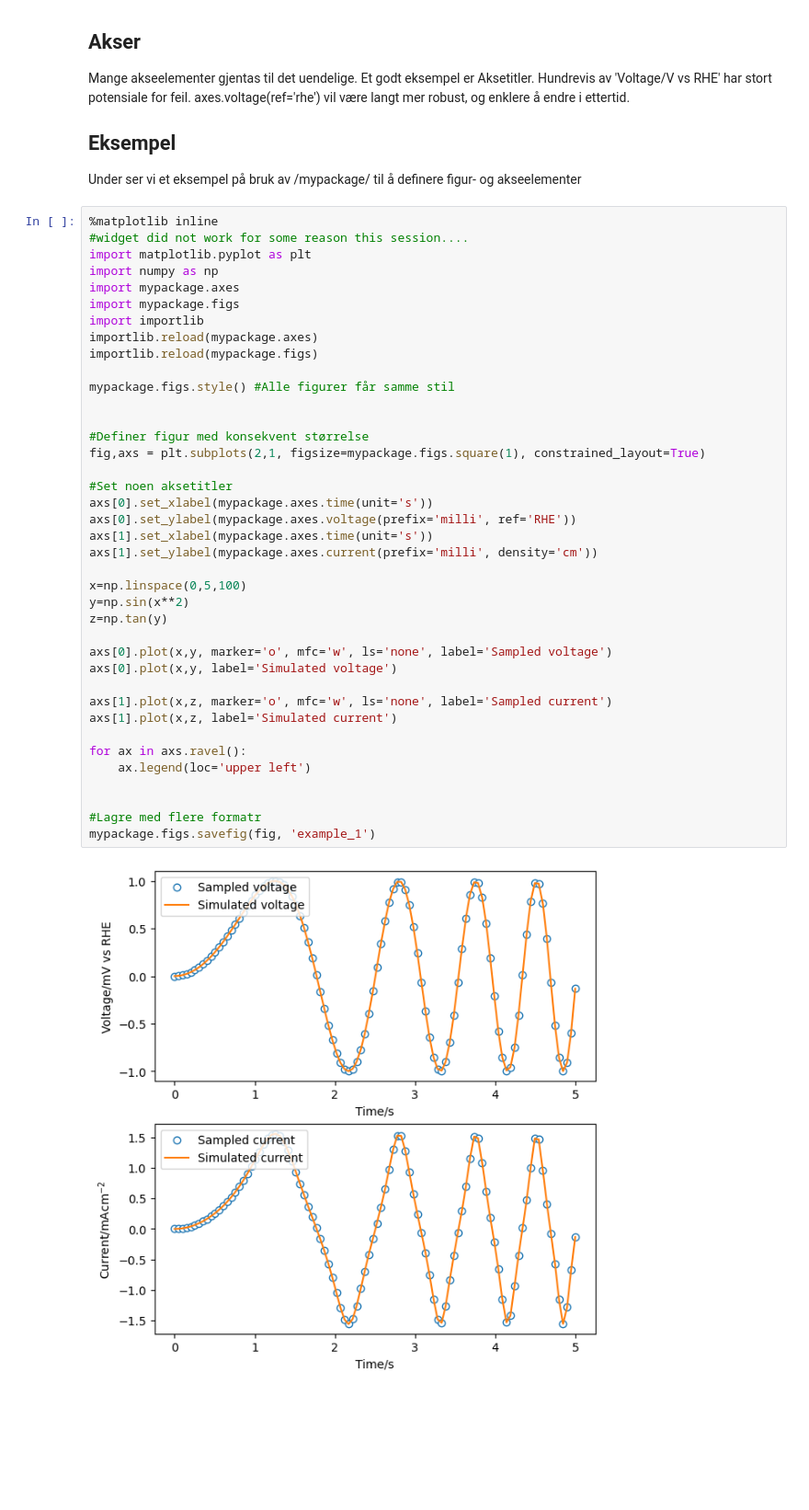
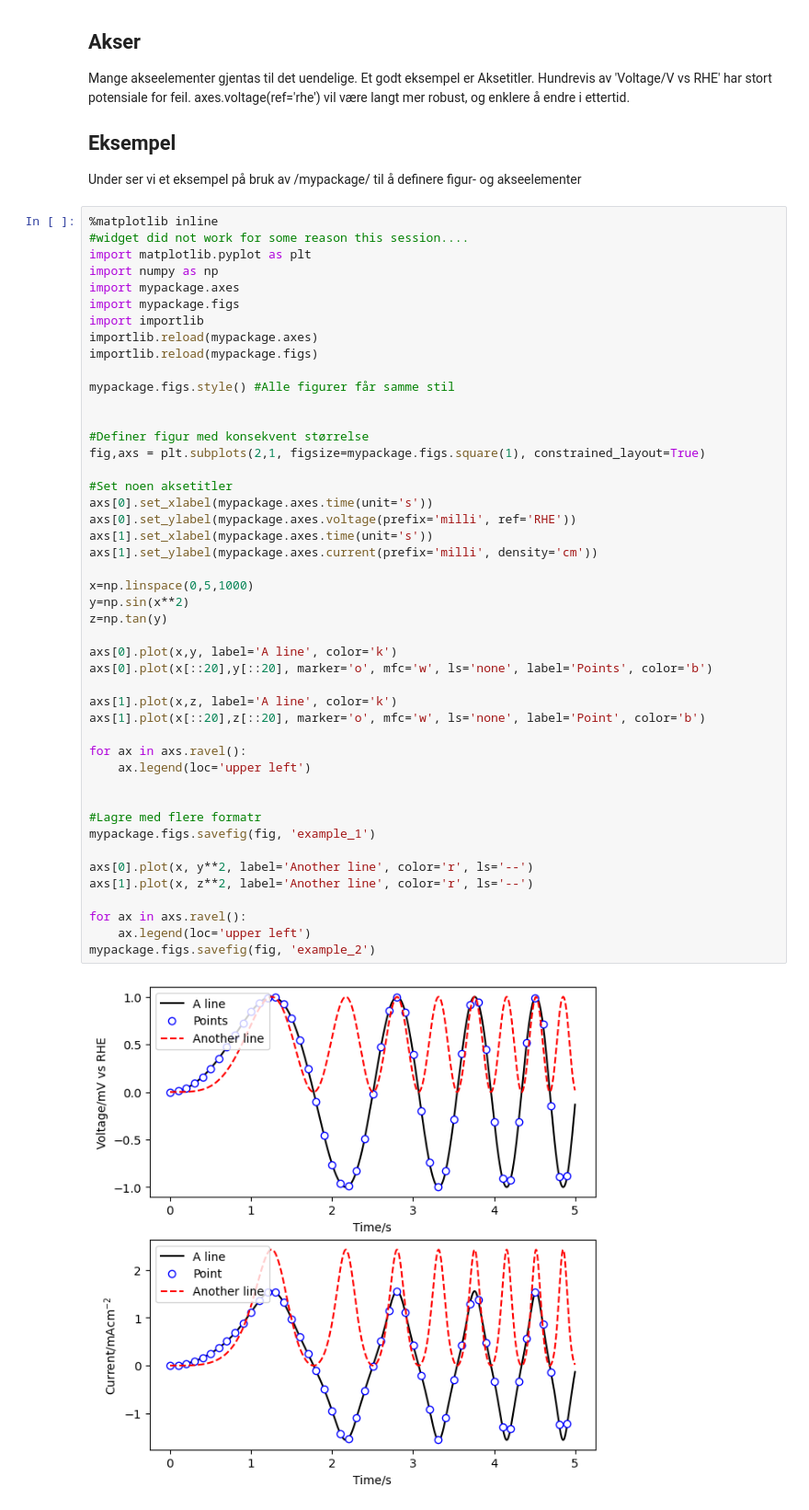
Before and after one commit to kristianfkt/latexpythontips, a Jupyter notebook: plotting.ipynb, the cells around one changed output. Shown at 92% size. Saved outputs shown, nothing was run; the diff lists cells and outputs as text; blank space fills up the shorter version.

```diff
--- a/plotting.ipynb
+++ b/plotting.ipynb
@@ -16,36 +16,43 @@ import numpy as np
 import mypackage.axes
 import mypackage.figs
 import importlib
 importlib.reload(mypackage.axes)
 importlib.reload(mypackage.figs)
 
 mypackage.figs.style() #Alle figurer får samme stil
 
 
 #Definer figur med konsekvent størrelse
 fig,axs = plt.subplots(2,1, figsize=mypackage.figs.square(1), constrained_layout=True)
 
 #Set noen aksetitler
 axs[0].set_xlabel(mypackage.axes.time(unit='s'))
 axs[0].set_ylabel(mypackage.axes.voltage(prefix='milli', ref='RHE'))
 axs[1].set_xlabel(mypackage.axes.time(unit='s'))
 axs[1].set_ylabel(mypackage.axes.current(prefix='milli', density='cm'))
 
-x=np.linspace(0,5,100)
+x=np.linspace(0,5,1000)
 y=np.sin(x**2)
 z=np.tan(y)
 
-axs[0].plot(x,y, marker='o', mfc='w', ls='none', label='Sampled voltage')
-axs[0].plot(x,y, label='Simulated voltage')
+axs[0].plot(x,y, label='A line', color='k')
+axs[0].plot(x[::20],y[::20], marker='o', mfc='w', ls='none', label='Points', color='b')
 
-axs[1].plot(x,z, marker='o', mfc='w', ls='none', label='Sampled current')
-axs[1].plot(x,z, label='Simulated current')
+axs[1].plot(x,z, label='A line', color='k')
+axs[1].plot(x[::20],z[::20], marker='o', mfc='w', ls='none', label='Point', color='b')
 
 for ax in axs.ravel():
     ax.legend(loc='upper left')
 
 
 #Lagre med flere formatr
 mypackage.figs.savefig(fig, 'example_1')
+
+axs[0].plot(x, y**2, label='Another line', color='r', ls='--')
+axs[1].plot(x, z**2, label='Another line', color='r', ls='--')
+
+for ax in axs.ravel():
+    ax.legend(loc='upper left')
+mypackage.figs.savefig(fig, 'example_2')
 # %% [output]
-[figure, old version]
+[figure, new version]
```
Also changed, not shown: 25 other files.
